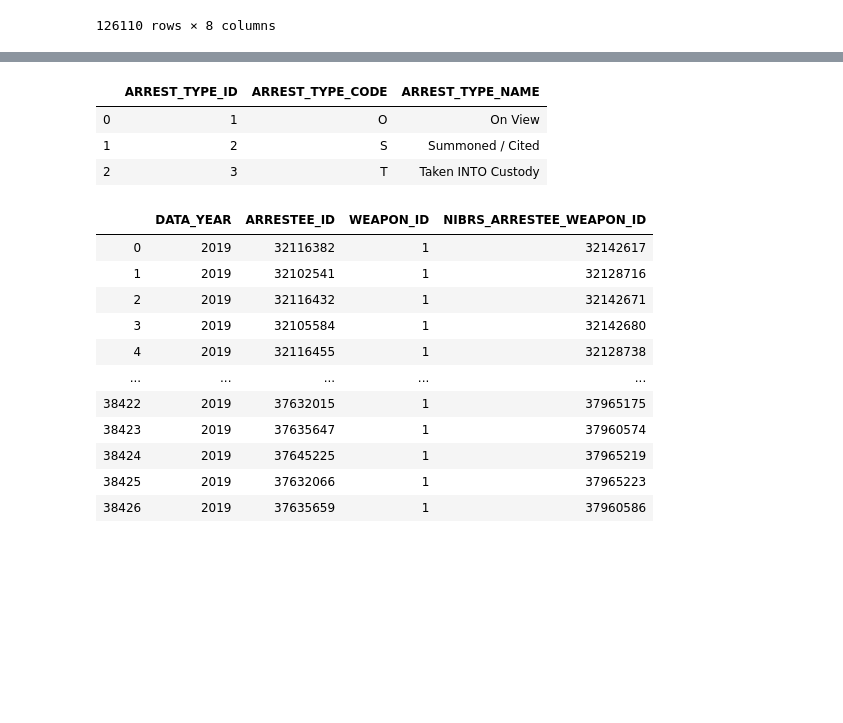
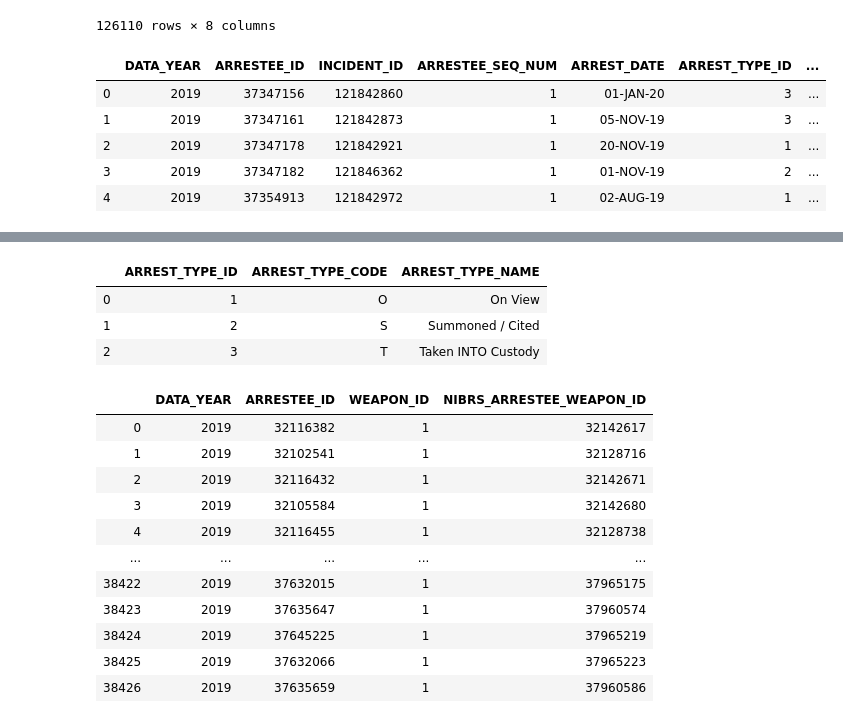
Before and after one commit to aseem645/MILESTONE_II_STAR, a Jupyter notebook: NonViolentCrime Vignette.ipynb, the cells around one changed output, grey strips where cells are left out. Saved outputs shown, nothing was run; the diff lists cells and outputs as text; code cells hidden in the pictures; blank space fills up the shorter version.

```diff
--- a/NonViolentCrime Vignette.ipynb
+++ b/NonViolentCrime Vignette.ipynb
@@ -23,6 +23,14 @@ MO2019Offenses
 126110 rows × 8 columns
 # %%
 Arrestees = pd.read_csv('NIBRS_ARRESTEE.csv')
+Arrestees.head()
+# %% [output]
+|  | DATA_YEAR | ARRESTEE_ID | INCIDENT_ID | ARRESTEE_SEQ_NUM | ARREST_DATE | ARREST_TYPE_ID | ... |
+| 0 | 2019 | 37347156 | 121842860 | 1 | 01-JAN-20 | 3 | ... |
+| 1 | 2019 | 37347161 | 121842873 | 1 | 05-NOV-19 | 3 | ... |
+| 2 | 2019 | 37347178 | 121842921 | 1 | 20-NOV-19 | 1 | ... |
+| 3 | 2019 | 37347182 | 121846362 | 1 | 01-NOV-19 | 2 | ... |
+| 4 | 2019 | 37354913 | 121842972 | 1 | 02-AUG-19 | 1 | ... |
 # %%
 Arrestees
 # %% [output]
```
Also changed, not shown: parts of 36 cells of this notebook, 1 other file.
